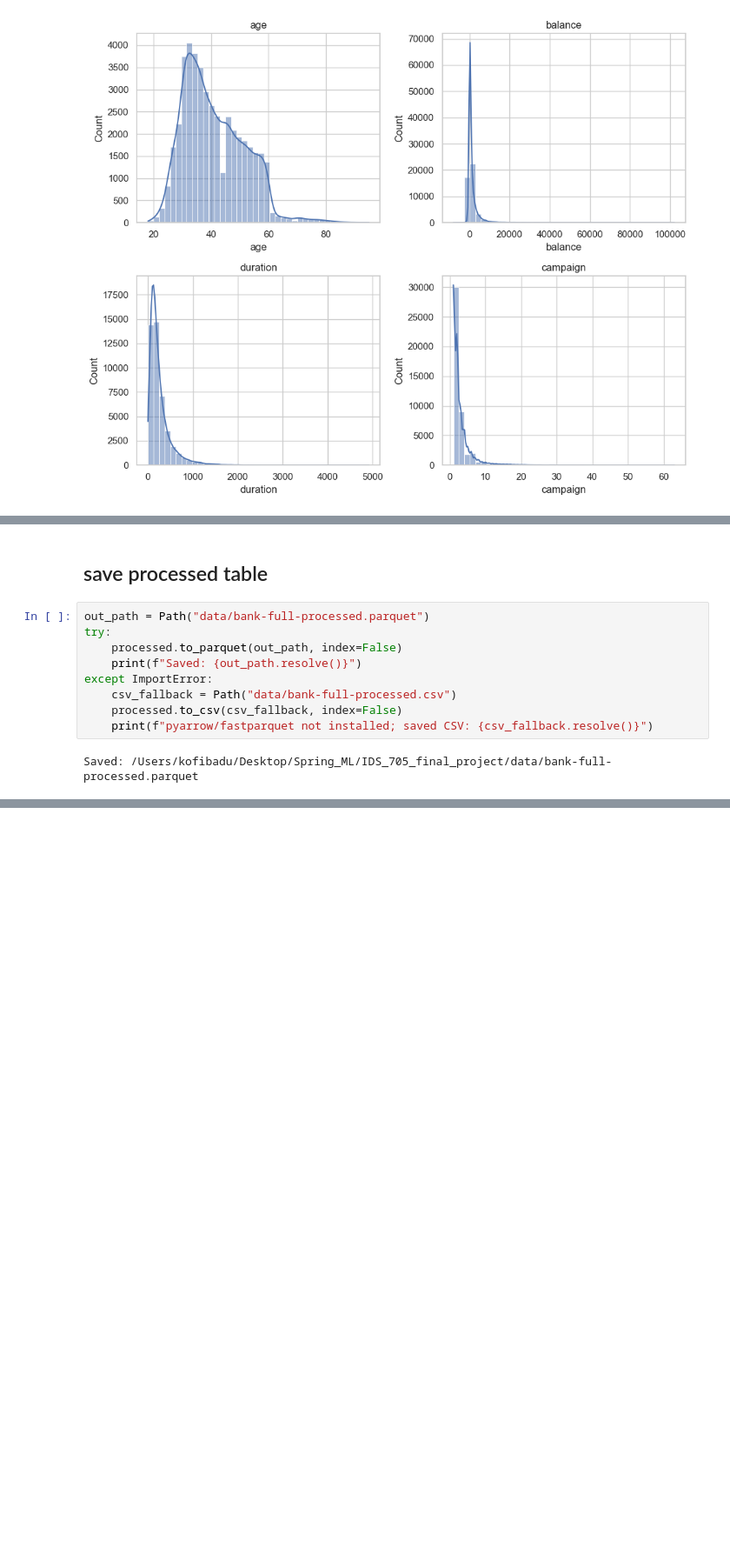
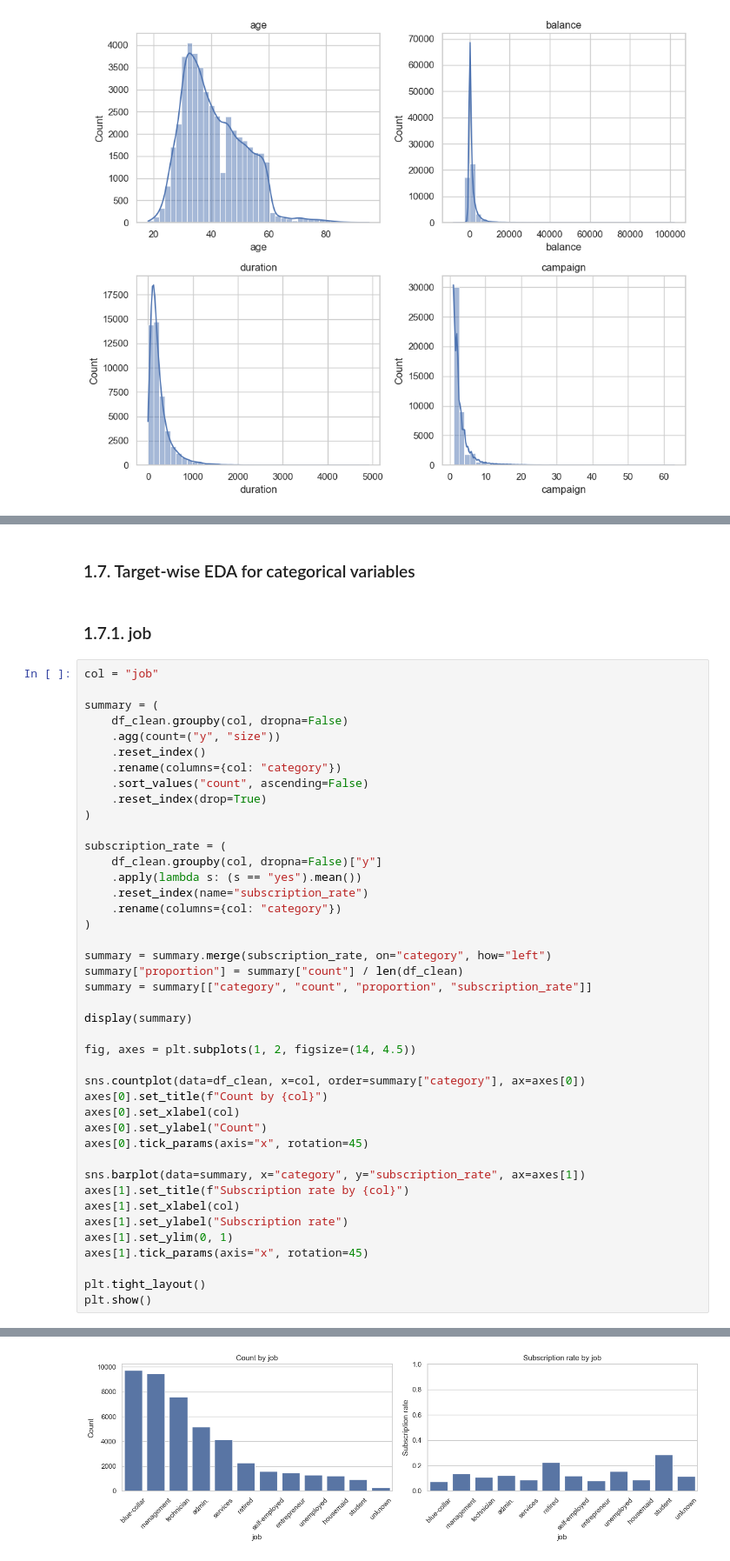
Before and after one commit to tonantzin-real/IDS_705_final_project, a Jupyter notebook: bank_full_data_processing.ipynb, the cells around one changed output, grey strips where cells are left out. Shown at 87% size. Saved outputs shown, nothing was run; the diff lists cells and outputs as text; blank space fills up the shorter version.

Commit message:
data processing
EDA, feature engineering, data preprocessing

```diff
--- a/bank_full_data_processing.ipynb
+++ b/bank_full_data_processing.ipynb
@@ -220,13 +160,47 @@ plt.show()
-# %% [markdown]
-## save processed table
-# %%
-out_path = Path("data/bank-full-processed.parquet")
-try:
-    processed.to_parquet(out_path, index=False)
-    print(f"Saved: {out_path.resolve()}")
-except ImportError:
-    csv_fallback = Path("data/bank-full-processed.csv")
-    processed.to_csv(csv_fallback, index=False)
-    print(f"pyarrow/fastparquet not installed; saved CSV: {csv_fallback.resolve()}")
-# %% [output]
-Saved: /Users/kofibadu/Desktop/Spring_ML/IDS_705_final_project/data/bank-full-processed.parquet
+# %% [markdown]
+### 1.7. Target-wise EDA for categorical variables
+# %% [markdown]
+### 1.7.1. job
+# %%
+col = "job"
+
+summary = (
+    df_clean.groupby(col, dropna=False)
+    .agg(count=("y", "size"))
+    .reset_index()
+    .rename(columns={col: "category"})
+    .sort_values("count", ascending=False)
+    .reset_index(drop=True)
+)
+
+subscription_rate = (
+    df_clean.groupby(col, dropna=False)["y"]
+    .apply(lambda s: (s == "yes").mean())
+    .reset_index(name="subscription_rate")
+    .rename(columns={col: "category"})
+)
+
+summary = summary.merge(subscription_rate, on="category", how="left")
+summary["proportion"] = summary["count"] / len(df_clean)
+summary = summary[["category", "count", "proportion", "subscription_rate"]]
+
+display(summary)
+
+fig, axes = plt.subplots(1, 2, figsize=(14, 4.5))
+
+sns.countplot(data=df_clean, x=col, order=summary["category"], ax=axes[0])
+axes[0].set_title(f"Count by {col}")
+axes[0].set_xlabel(col)
+axes[0].set_ylabel("Count")
+axes[0].tick_params(axis="x", rotation=45)
+
+sns.barplot(data=summary, x="category", y="subscription_rate", ax=axes[1])
+axes[1].set_title(f"Subscription rate by {col}")
+axes[1].set_xlabel(col)
+axes[1].set_ylabel("Subscription rate")
+axes[1].set_ylim(0, 1)
+axes[1].tick_params(axis="x", rotation=45)
+
+plt.tight_layout()
+plt.show()
+# %% [output]
@@ -232,0 +220 @@ Saved: /Users/kofibadu/Desktop/Spring_ML/IDS_705_final_project/data/bank-full-pr
+[figure, added]
```
Also changed, not shown: parts of 65 cells of this notebook.
